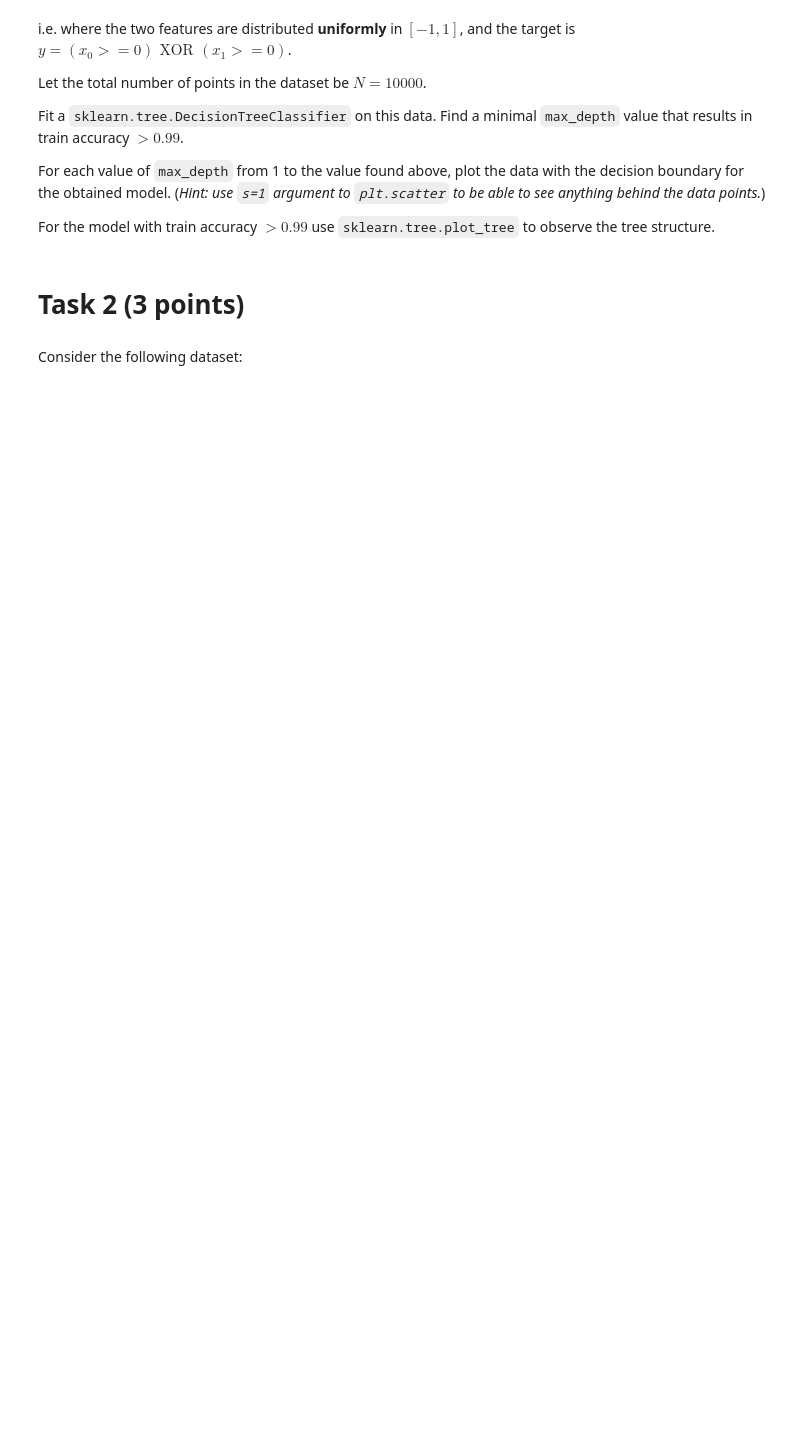
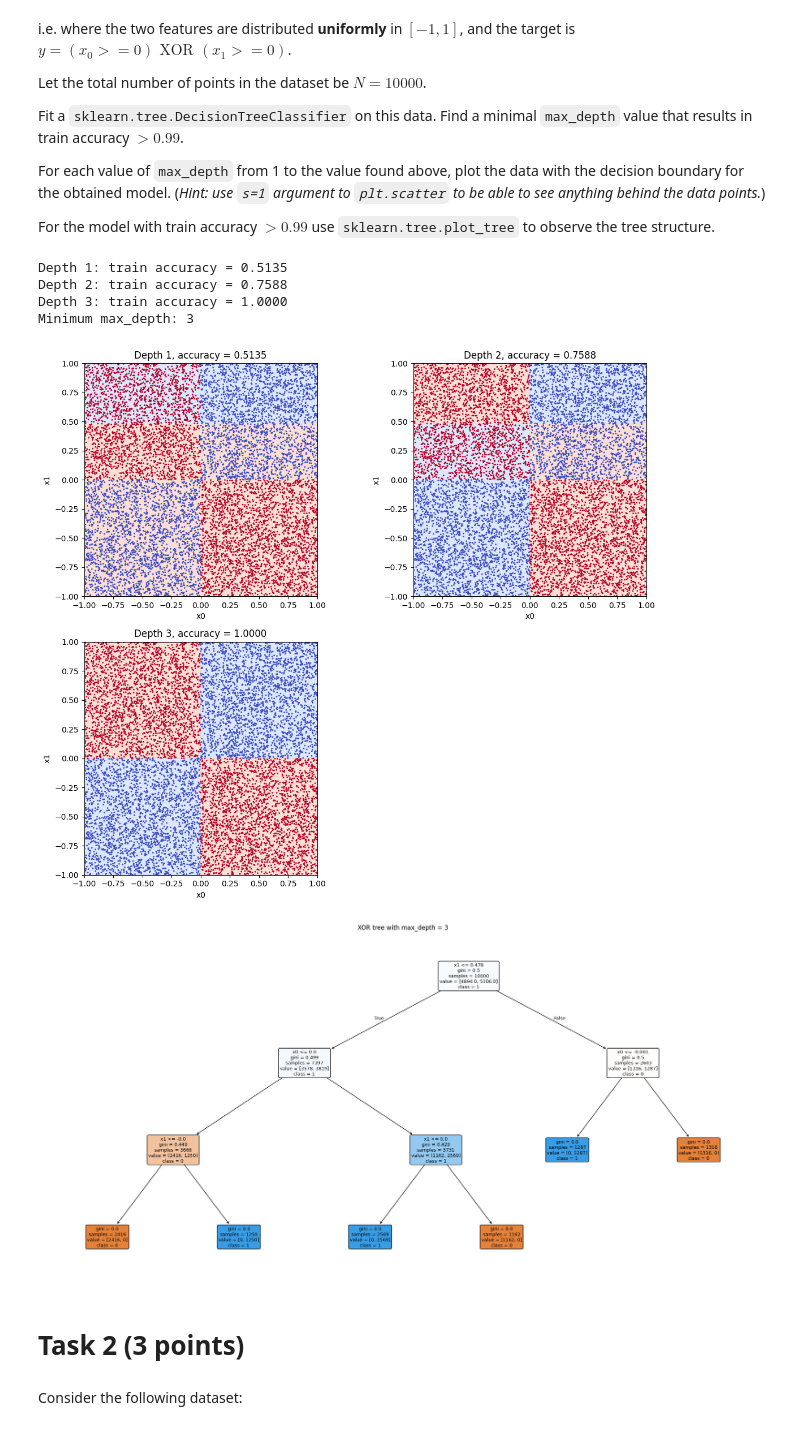
Before and after one commit to buxazich/MLDM-2026, a Jupyter notebook: 07-trees/DecisionTrees_HW.ipynb, the cells around one changed output. Cells and saved outputs as stored; diff of their text form; code cells hidden in the pictures; blank space fills up the shorter version.

```diff
--- a/07-trees/DecisionTrees_HW.ipynb
+++ b/07-trees/DecisionTrees_HW.ipynb
@@ -19,3 +17,64 @@ For the model with train accuracy $>0.99$ use `sklearn.tree.plot_tree` to observ
+# %%
+import numpy as np
+import matplotlib.pyplot as plt
+from sklearn.tree import DecisionTreeClassifier, plot_tree
+from sklearn.metrics import accuracy_score
+
+# Generated the XOR data with a fixed seed.
+rng = np.random.default_rng(42)
+N = 10000
+X_xor = rng.uniform(-1, 1, size=(N, 2))
+y_xor = (X_xor[:, 0] >= 0) ^ (X_xor[:, 1] >= 0)
+
+# Increased the depth until training accuracy exceeded 0.99.
+trees = []
+train_scores = []
+depth = 1
+while True:
+    tree = DecisionTreeClassifier(max_depth=depth, random_state=42)
+    tree.fit(X_xor, y_xor)
+    score = accuracy_score(y_xor, tree.predict(X_xor))
+    trees.append(tree)
+    train_scores.append(score)
+    print(f"Depth {depth}: train accuracy = {score:.4f}")
+    if score > 0.99:
+        break
+    depth += 1
+
+print("Minimum max_depth:", depth)
+
+# Plotted the decision boundary for every tested depth.
+xx, yy = np.meshgrid(np.linspace(-1, 1, 300), np.linspace(-1, 1, 300))
+grid = np.column_stack([xx.ravel(), yy.ravel()])
+fig, axes = plt.subplots((depth + 1) // 2, 2,
+                         figsize=(12, 5 * ((depth + 1) // 2)), squeeze=False)
+for i, tree in enumerate(trees):
+    ax = axes.ravel()[i]
+    labels = tree.predict(grid).reshape(xx.shape)
+    ax.contourf(xx, yy, labels, levels=[-0.5, 0.5, 1.5], cmap="coolwarm", alpha=0.3)
+    ax.scatter(X_xor[:, 0], X_xor[:, 1], c=y_xor, cmap="coolwarm", s=1)
+    ax.set_title(f"Depth {i + 1}, accuracy = {train_scores[i]:.4f}")
+    ax.set_xlabel("x0")
+    ax.set_ylabel("x1")
+    ax.set_aspect("equal")
+for ax in axes.ravel()[depth:]:
+    ax.set_visible(False)
+plt.tight_layout()
+plt.show()
+
+plt.figure(figsize=(20, 10))
+plot_tree(trees[-1], feature_names=["x0", "x1"], class_names=["0", "1"],
+          filled=True, rounded=True, fontsize=9)
+plt.title(f"XOR tree with max_depth = {depth}")
+plt.tight_layout()
+plt.show()
+# %% [output]
+Depth 1: train accuracy = 0.5135
+Depth 2: train accuracy = 0.7588
+Depth 3: train accuracy = 1.0000
+Minimum max_depth: 3
+[figure, added]
+[figure, added]
 # %% [markdown]
 # Task 2 (3 points)
 # %% [markdown]
```
Also changed, not shown: parts of 5 cells of this notebook, 1 other file.
